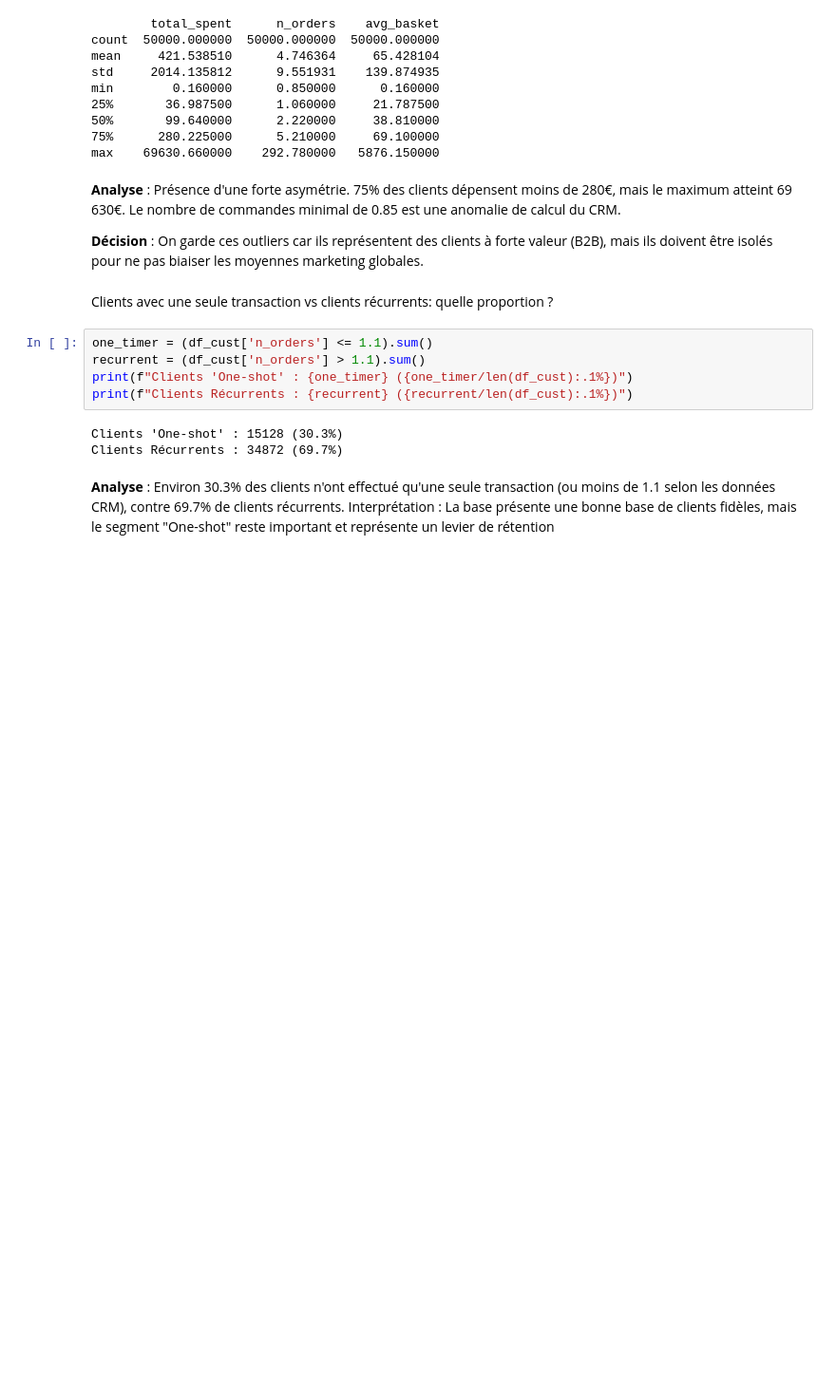
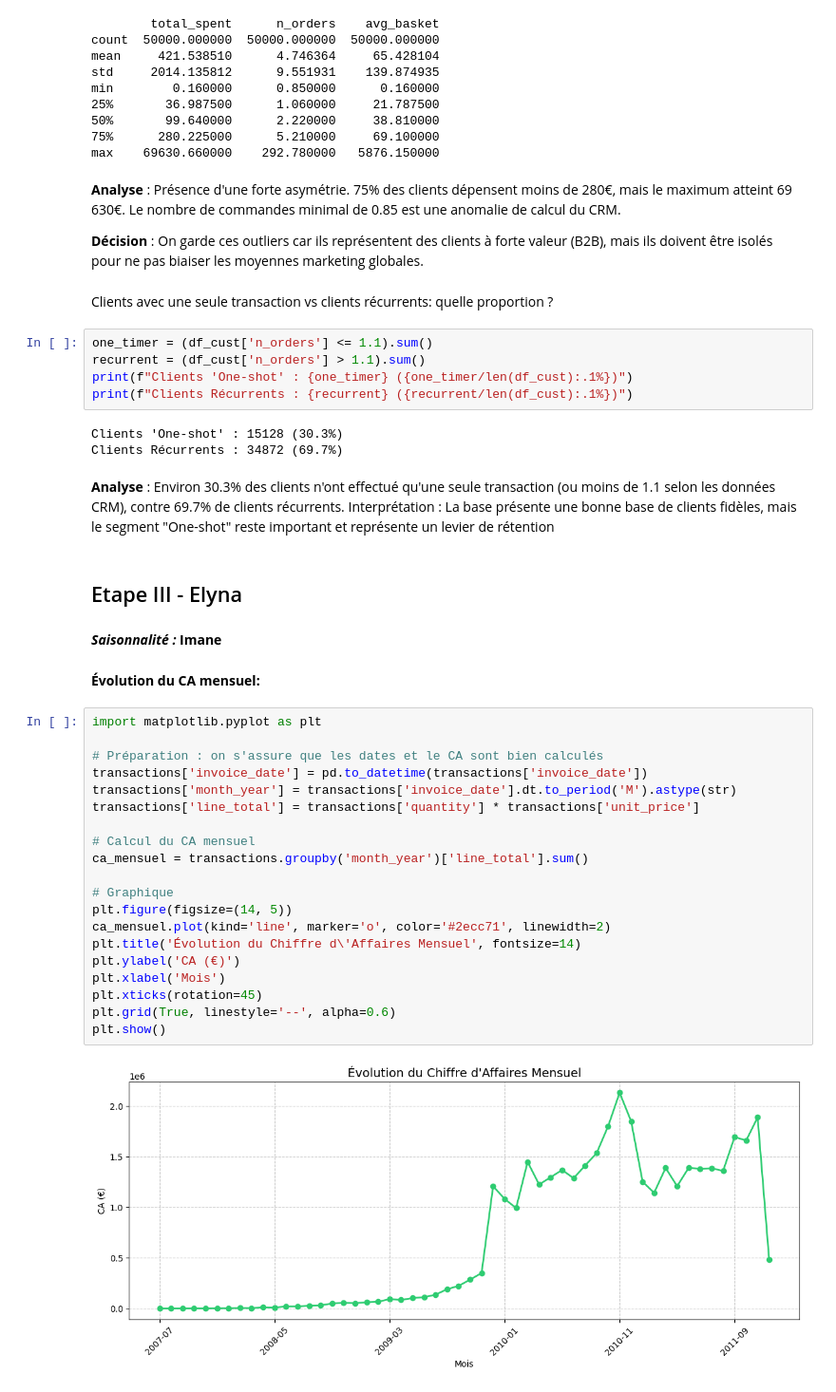
Before and after one commit to fds-imane/Data_Marketing, a Jupyter notebook: data_marketing.ipynb, the cells around one changed output. Shown at 95% size. Saved outputs shown, nothing was run; the diff lists cells and outputs as text; blank space fills up the shorter version.

```diff
--- a/data_marketing.ipynb
+++ b/data_marketing.ipynb
@@ -472,3 +479,31 @@ Clients Récurrents : 34872 (69.7%)
 # %% [markdown]
 **Analyse** : Environ 30.3% des clients n'ont effectué qu'une seule transaction (ou moins de 1.1 selon les données CRM), contre 69.7% de clients récurrents.
 Interprétation : La base présente une bonne base de clients fidèles, mais le segment "One-shot" reste important et représente un levier de rétention
+# %% [markdown]
+## Etape III - Elyna
+# %% [markdown]
+***Saisonnalité :*** **Imane**
+# %% [markdown]
+**Évolution du CA mensuel:**
+# %%
+import matplotlib.pyplot as plt
+
+# Préparation : on s'assure que les dates et le CA sont bien calculés
+transactions['invoice_date'] = pd.to_datetime(transactions['invoice_date'])
+transactions['month_year'] = transactions['invoice_date'].dt.to_period('M').astype(str)
+transactions['line_total'] = transactions['quantity'] * transactions['unit_price']
+
+# Calcul du CA mensuel
+ca_mensuel = transactions.groupby('month_year')['line_total'].sum()
+
+# Graphique
+plt.figure(figsize=(14, 5))
+ca_mensuel.plot(kind='line', marker='o', color='#2ecc71', linewidth=2)
+plt.title('Évolution du Chiffre d\'Affaires Mensuel', fontsize=14)
+plt.ylabel('CA (€)')
+plt.xlabel('Mois')
+plt.xticks(rotation=45)
+plt.grid(True, linestyle='--', alpha=0.6)
+plt.show()
+# %% [output]
+[figure, added]
```
Also changed, not shown: parts of 22 cells of this notebook.
